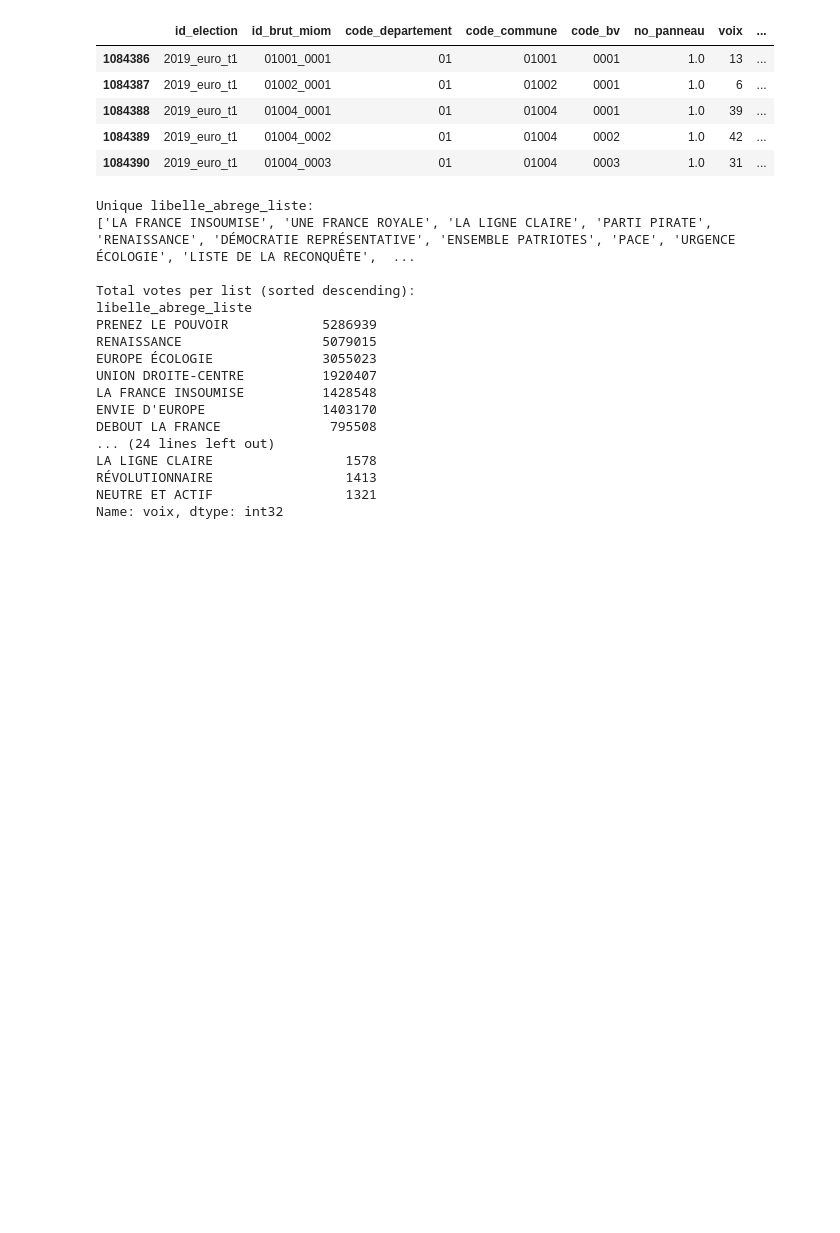
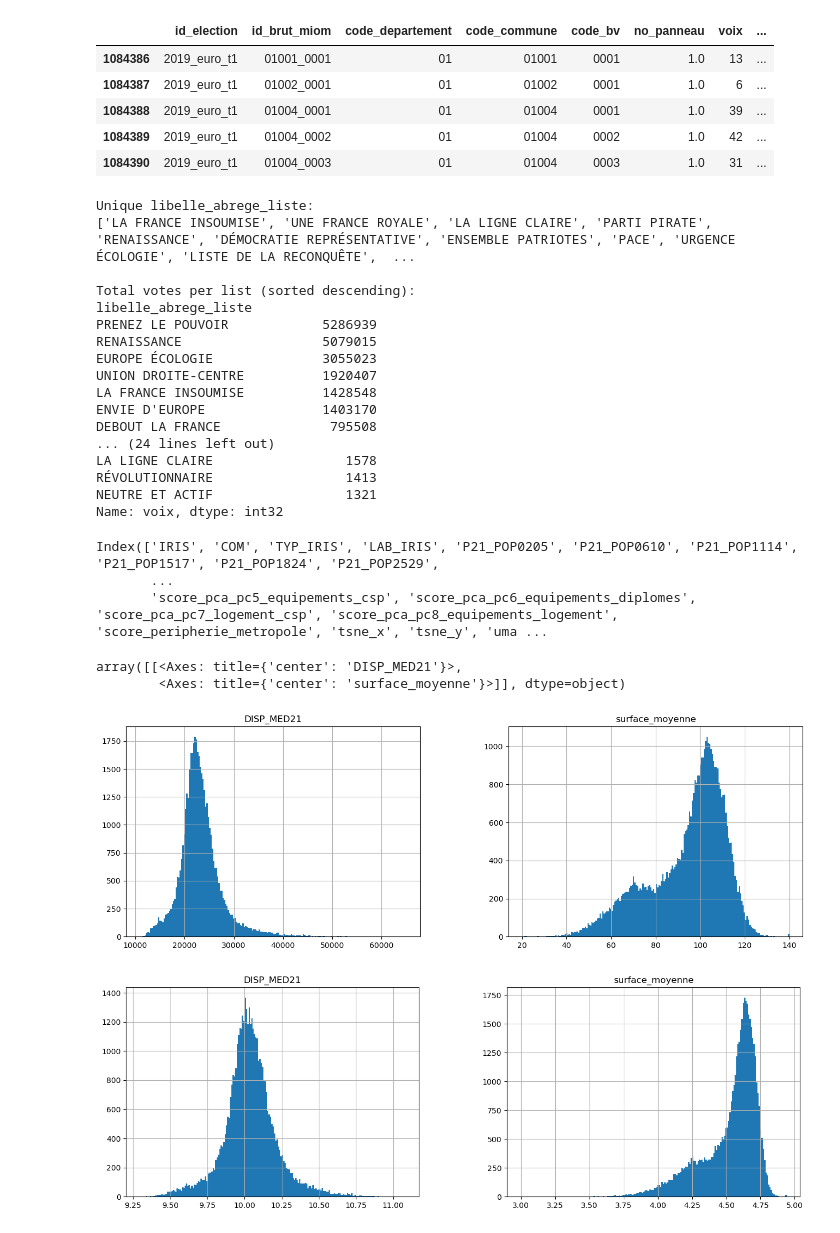
Before and after one commit to vadimbec/polipy, a Jupyter notebook: eda_iris.ipynb, the cells around one changed output. Saved outputs shown, nothing was run; the diff lists cells and outputs as text; code cells hidden in the pictures; blank space fills up the shorter version.

Commit message:
scores déterminés par PCA + analyses

```diff
--- a/eda_iris.ipynb
+++ b/eda_iris.ipynb
@@ -1048,3 +1049,18 @@ LA LIGNE CLAIRE                 1578
 RÉVOLUTIONNAIRE                 1413
 NEUTRE ET ACTIF                 1321
 Name: voix, dtype: int32
+# %%
+df = pd.read_csv(os.path.join(path_iris, "iris_final_socio_politique.csv"), low_memory=False)
+df.keys()
+# %% [output]
+Index(['IRIS', 'COM', 'TYP_IRIS', 'LAB_IRIS', 'P21_POP0205', 'P21_POP0610', 'P21_POP1114', 'P21_POP1517', 'P21_POP1824', 'P21_POP2529',
+       ...
+       'score_pca_pc5_equipements_csp', 'score_pca_pc6_equipements_diplomes', 'score_pca_pc7_logement_csp', 'score_pca_pc8_equipements_logement', 'score_peripherie_metropole', 'tsne_x', 'tsne_y', 'uma ...
+# %%
+df[['DISP_MED21', 'surface_moyenne']].hist(bins=200, figsize=(16,5))
+np.log(df[['DISP_MED21', 'surface_moyenne']]).hist(bins=200, figsize=(16,5))
+# %% [output]
+array([[<Axes: title={'center': 'DISP_MED21'}>,
+        <Axes: title={'center': 'surface_moyenne'}>]], dtype=object)
+[figure, added]
+[figure, added]
```
Also changed, not shown: parts of 1 cell of this notebook, 17 other files.
